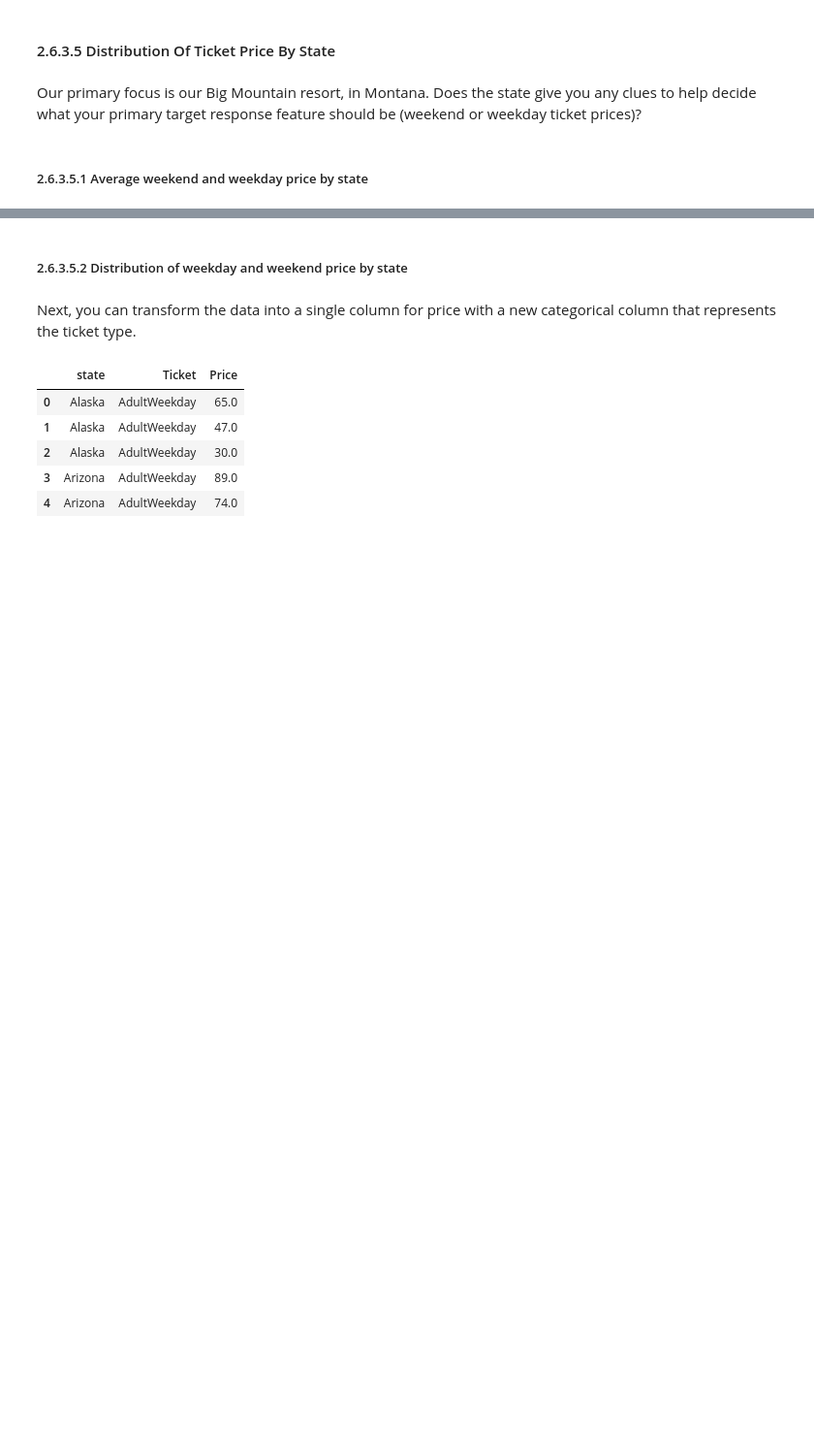
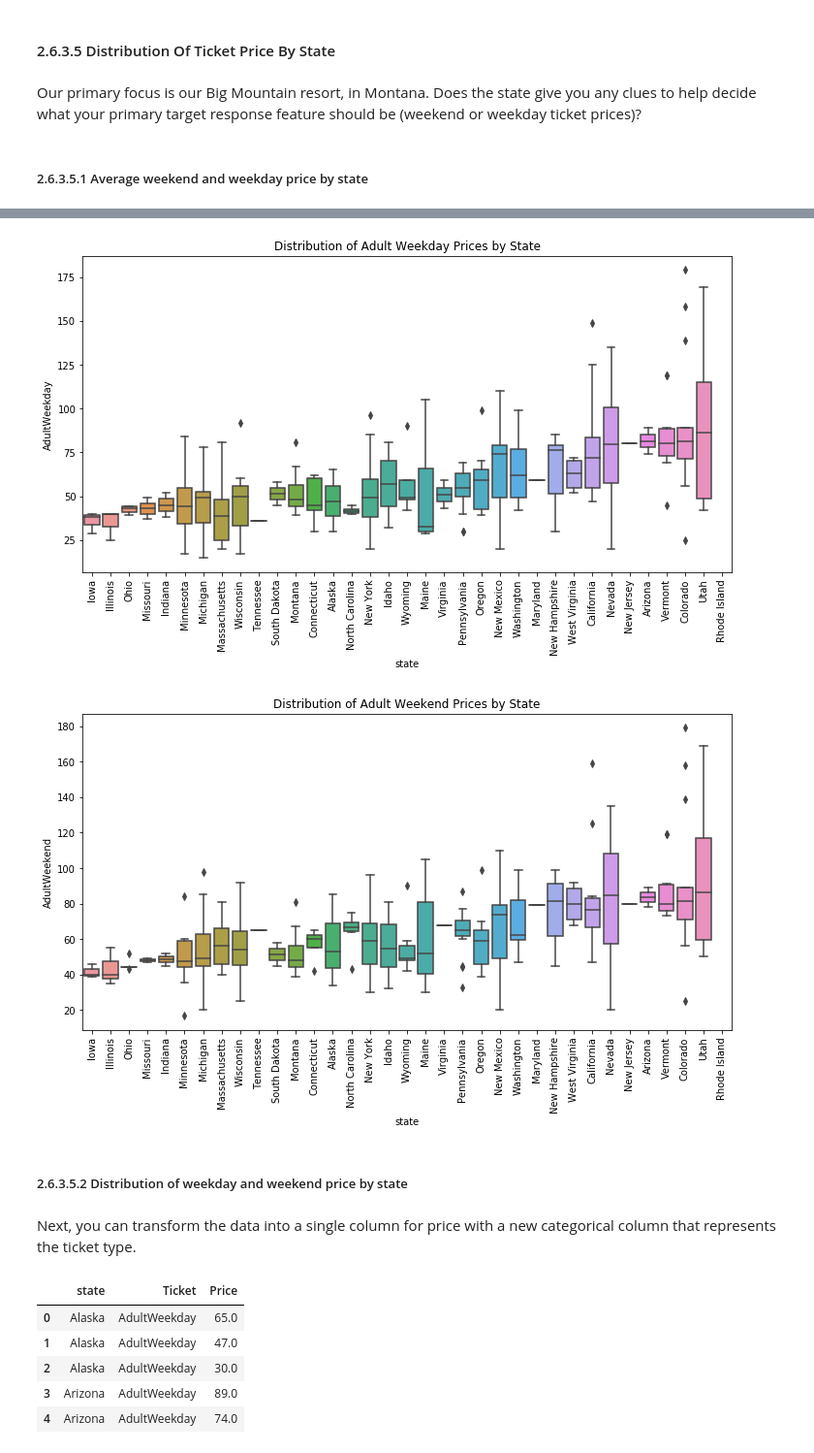
Before and after one commit to gyanamhazarika2/DataScienceGuidedCapstone, a Jupyter notebook: Notebooks/02_data_wrangling.ipynb, the cells around one changed output, grey strips where cells are left out. Shown: that part at 97% size. Drawn from its saved outputs; the diff is of its cells as text; code cells hidden in the pictures; blank space fills up the shorter version.

```diff
--- a/Notebooks/02_data_wrangling.ipynb
+++ b/Notebooks/02_data_wrangling.ipynb
@@ -327,3 +420,25 @@ The figure above represents a dataframe with two columns, one for the average pr
+# %%
+order = (ski_data[['AdultWeekday','AdultWeekend']]
+                  .mean(axis=1)
+                  .groupby(ski_data['state'])
+                  .mean()
+                  .sort_values()
+                  .index)
+
+plt.figure(figsize=(12, 6))
+sns.boxplot(x='state', y='AdultWeekday', data=ski_data,order=order)
+plt.xticks(rotation=90)
+plt.title("Distribution of Adult Weekday Prices by State")
+plt.show()
+
+plt.figure(figsize=(12, 6))
+sns.boxplot(x='state', y='AdultWeekend', data=ski_data, order=order)
+plt.xticks(rotation=90)
+plt.title("Distribution of Adult Weekend Prices by State")
+plt.show()
+# %% [output]
+[figure, added]
+[figure, added]
 # %% [markdown]
 ##### 2.6.3.5.2 Distribution of weekday and weekend price by state<a id='2.6.3.5.2_Distribution_of_weekday_and_weekend_price_by_state'></a>
 # %% [markdown]
```
Also changed, not shown: parts of 19 cells of this notebook.
